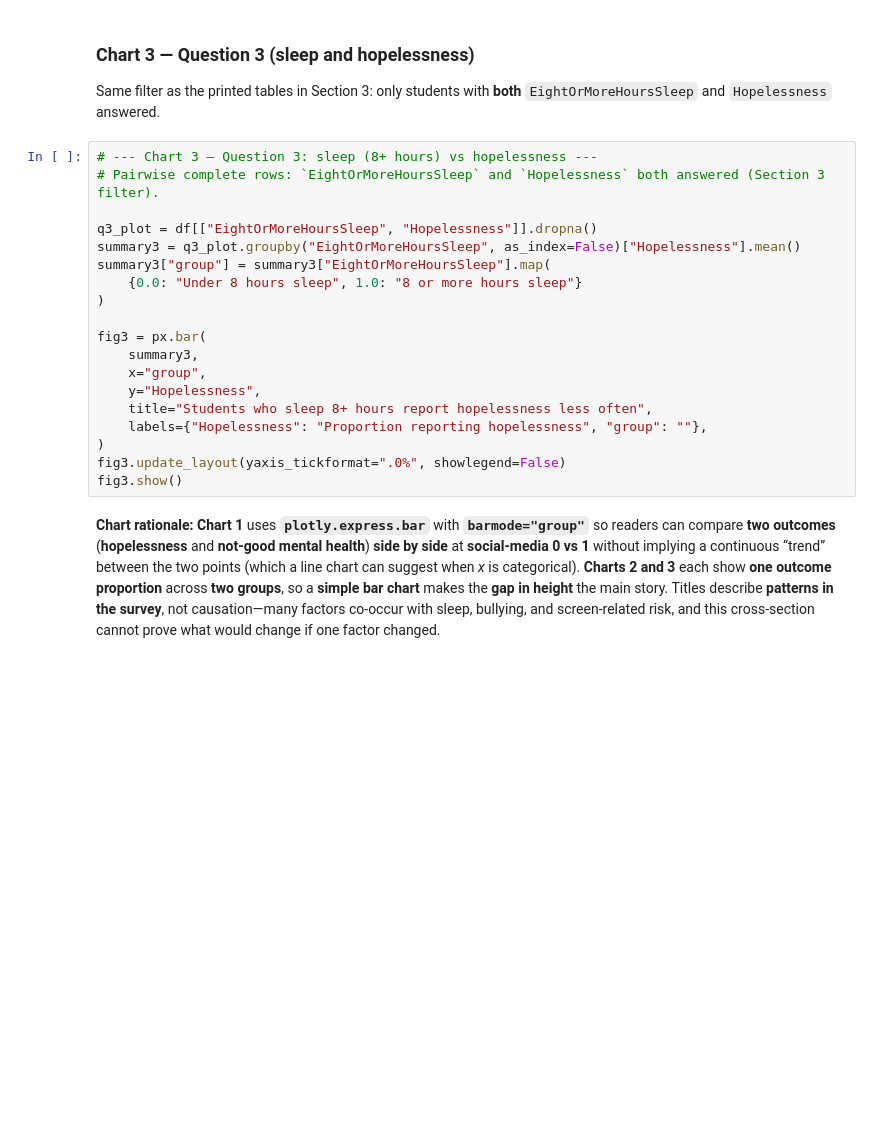
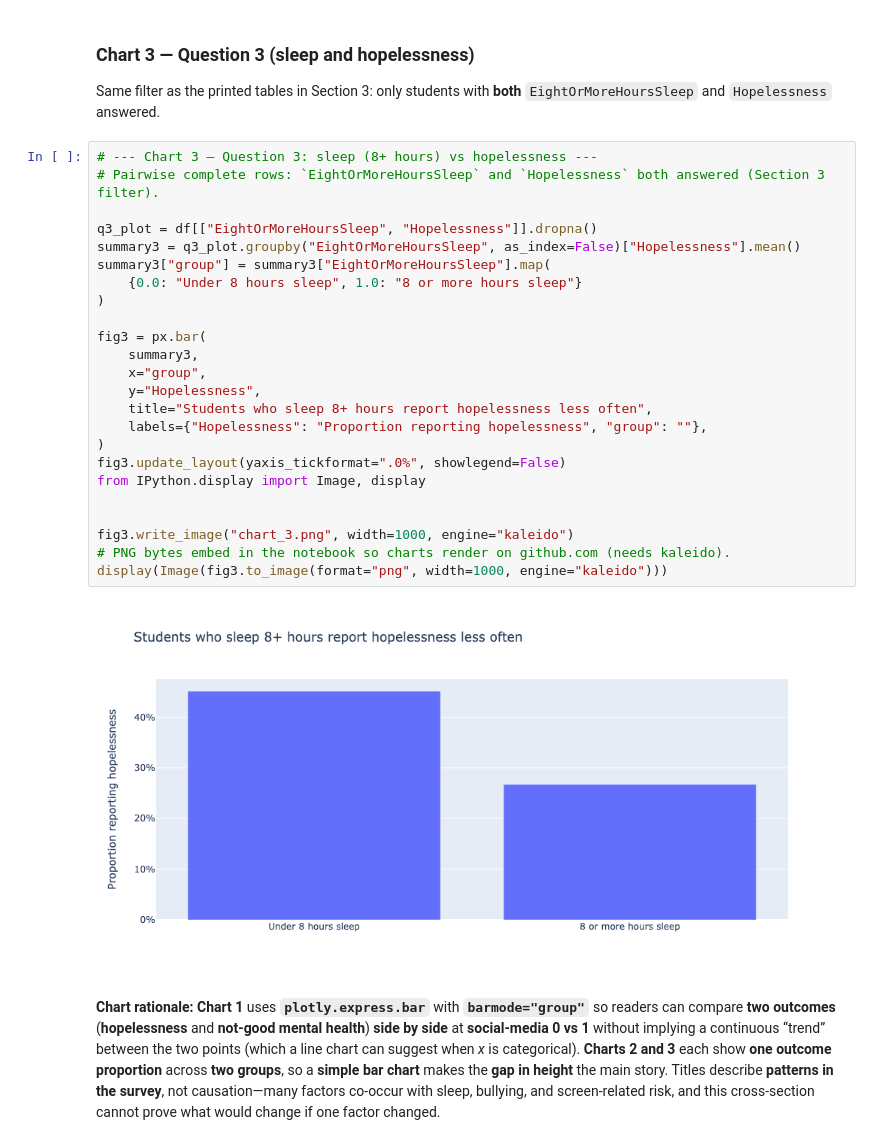
Before and after one commit to Siqi22/hcde530, a Jupyter notebook: MP1/week7_mp1_notebook.ipynb, the cells around one changed output. Saved outputs shown, nothing was run; the diff lists cells and outputs as text; blank space fills up the shorter version.

```diff
--- a/MP1/week7_mp1_notebook.ipynb
+++ b/MP1/week7_mp1_notebook.ipynb
@@ -325,22 +348,29 @@ Same filter as the printed tables in Section 3: only students with **both** `Eig
 # %%
 # --- Chart 3 — Question 3: sleep (8+ hours) vs hopelessness ---
 # Pairwise complete rows: `EightOrMoreHoursSleep` and `Hopelessness` both answered (Section 3 filter).
 
 q3_plot = df[["EightOrMoreHoursSleep", "Hopelessness"]].dropna()
 summary3 = q3_plot.groupby("EightOrMoreHoursSleep", as_index=False)["Hopelessness"].mean()
 summary3["group"] = summary3["EightOrMoreHoursSleep"].map(
     {0.0: "Under 8 hours sleep", 1.0: "8 or more hours sleep"}
 )
 
 fig3 = px.bar(
     summary3,
     x="group",
     y="Hopelessness",
     title="Students who sleep 8+ hours report hopelessness less often",
     labels={"Hopelessness": "Proportion reporting hopelessness", "group": ""},
 )
 fig3.update_layout(yaxis_tickformat=".0%", showlegend=False)
-fig3.show()
+from IPython.display import Image, display
+
+
+fig3.write_image("chart_3.png", width=1000, engine="kaleido")
+# PNG bytes embed in the notebook so charts render on github.com (needs kaleido).
+display(Image(fig3.to_image(format="png", width=1000, engine="kaleido")))
+# %% [output]
+[figure, added]
 # %% [markdown]
 **Chart rationale:** **Chart 1** uses **`plotly.express.bar`** with **`barmode="group"`** so readers can compare **two outcomes** (**hopelessness** and **not-good mental health**) **side by side** at **social-media 0 vs 1** without implying a continuous “trend” between the two points (which a line chart can suggest when *x* is categorical). **Charts 2 and 3** each show **one outcome proportion** across **two groups**, so a **simple bar chart** makes the **gap in height** the main story. Titles describe **patterns in the survey**, not causation—many factors co-occur with sleep, bullying, and screen-related risk, and this cross-section cannot prove what would change if one factor changed.
 # %% [markdown]
```
Also changed, not shown: parts of 8 cells of this notebook, 3 other files.
